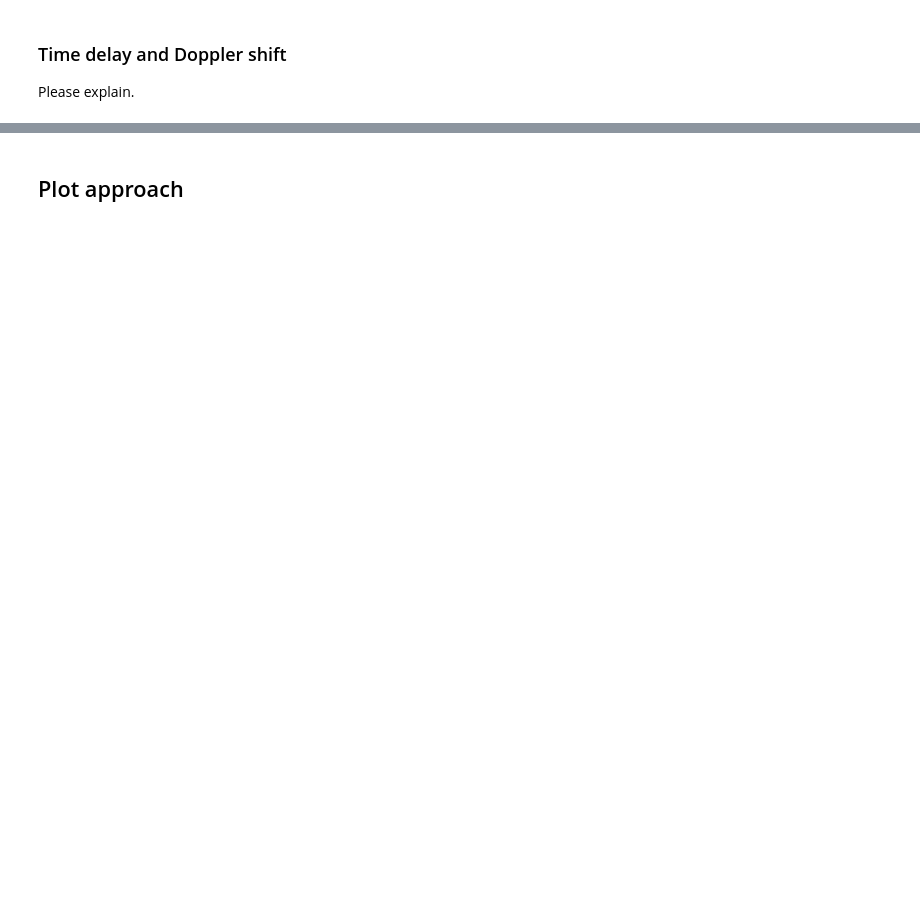
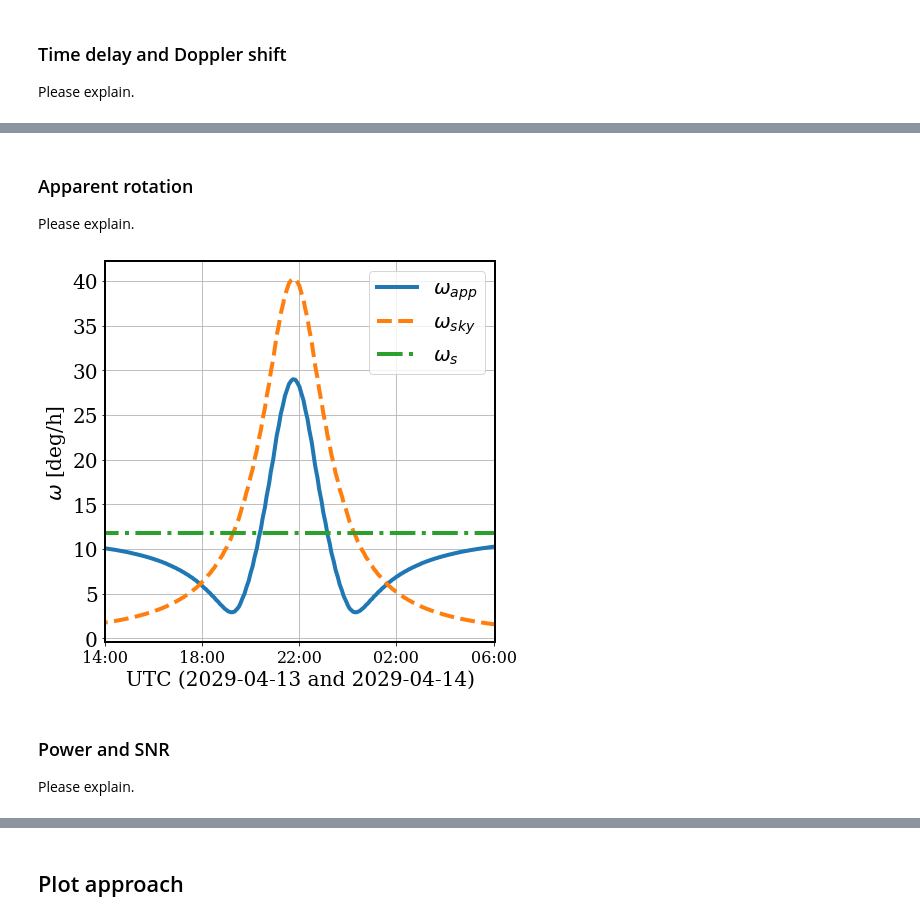
Before and after one commit to seap-udea/Apophis2029, a Jupyter notebook: ApproachingPlots.ipynb, the cells around one changed output, grey strips where cells are left out. Saved outputs shown, nothing was run; the diff lists cells and outputs as text; code cells hidden in the pictures; blank space fills up the shorter version.

```diff
--- a/ApproachingPlots.ipynb
+++ b/ApproachingPlots.ipynb
@@ -757,0 +774,36 @@ NameError: ignored
+# %% [markdown]
+### Apparent rotation
+
+Please explain.
+# %%
+e = R1
+e_dot = V/norm(R,axis=0) -  (norm(ddot(V,R1),axis=0)*R/(norm(R, axis=0)**2))
+Wsky = np.cross(e_dot,e,axis=0).to(1/u.h)*180*u.deg/np.pi
+
+W = spherical(118.8,-79.4)*(360*u.deg/(30.56*u.h))
+
+WW = np.ones_like(Wsky)
+for i in range(WW.shape[1]):
+    WW[:,i] = W
+
+Wapp = norm(WW+Wsky,axis=0)
+WWW = norm(WW,axis=0)
+
+plt.figure(figsize=(7,7))
+plt.plot(ephemeris['hours'],Wapp,lw=4,label=r"$\omega_{app}$")
+plt.plot(ephemeris['hours'],norm(Wsky,axis=0),'--',lw=4,label=r"$\omega_{sky}$")
+plt.plot(ephemeris['hours'],WWW,'-.',lw=4,label=r"$\omega_s$")
+plt.grid()
+plt.legend()
+x_axis(plt.gca(),0)
+plt.ylabel(r"$\omega$ [deg/h]")
+
+name = f"{FIGDIR}/rotation"
+plt.savefig(name+".pdf",bbox_inches='tight')
+plt.savefig(name+".png",bbox_inches='tight')
+# %% [output]
+[figure, added]
+# %% [markdown]
+### Power and SNR
+
+Please explain.
```
Also changed, not shown: parts of 11 cells of this notebook, 1 other file.
